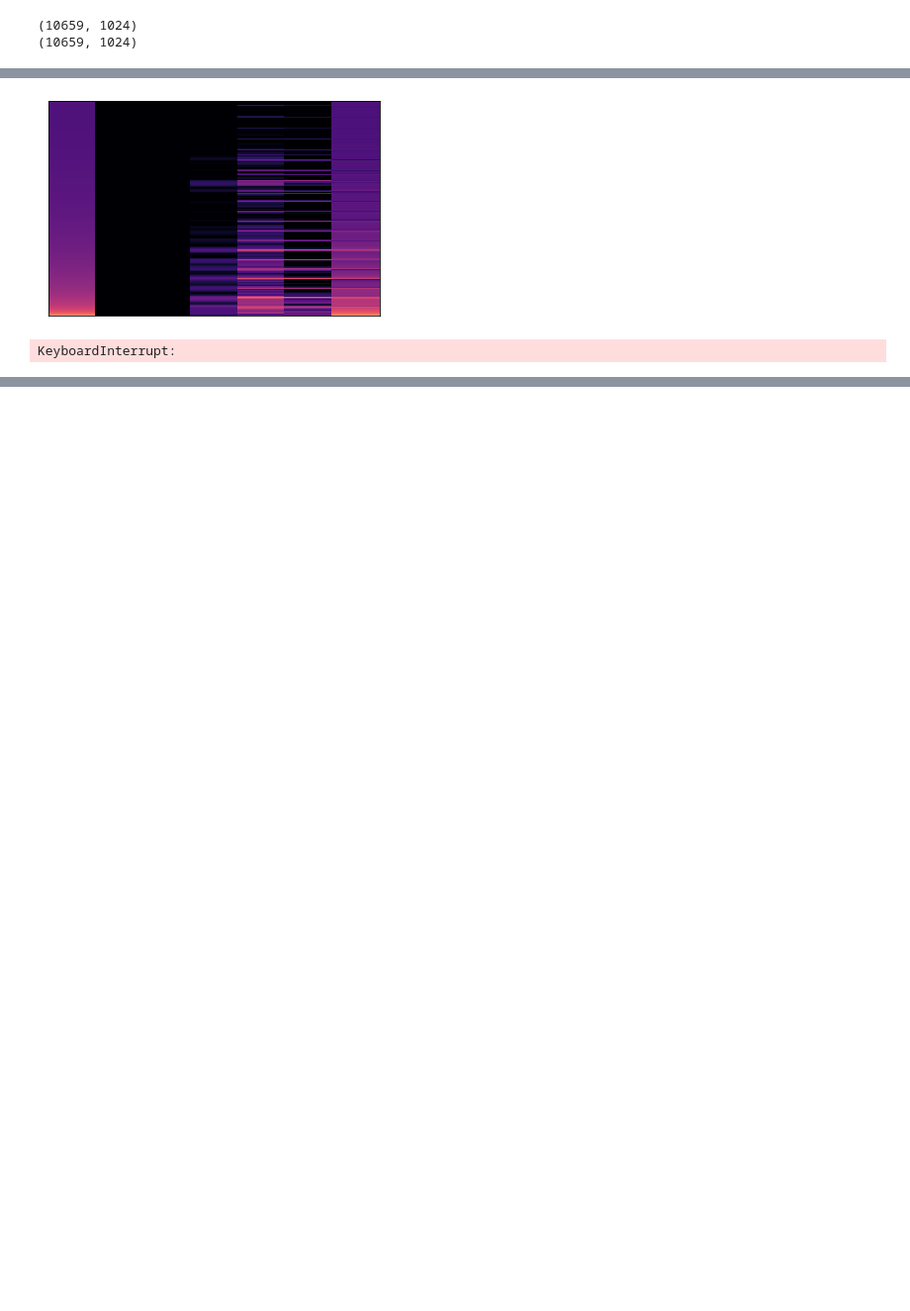
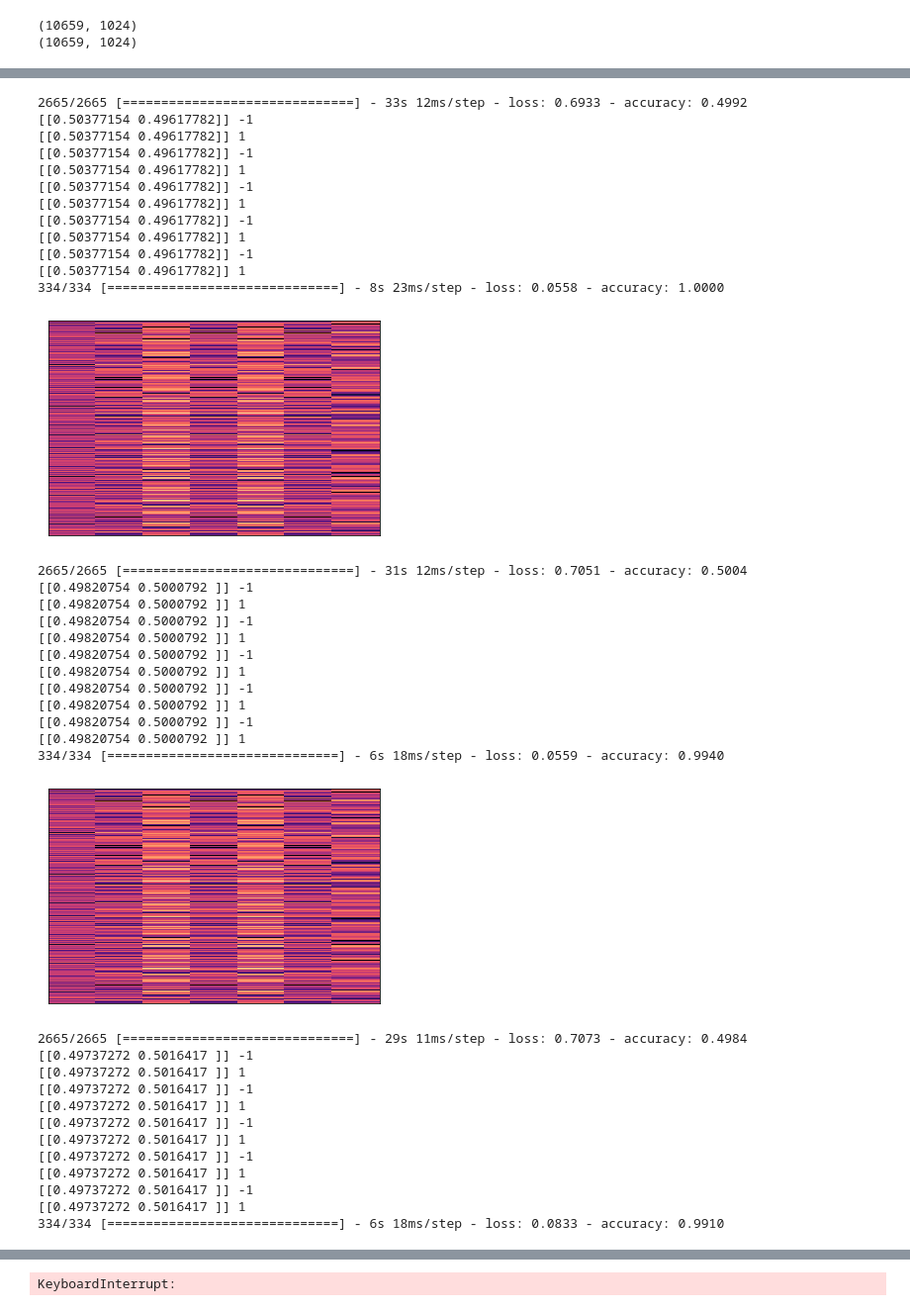
Before and after one commit to ptribel/master_thesis, a Jupyter notebook: src/GAN.ipynb, the cells around one changed output, grey strips where cells are left out. Shown at 99% size. Drawn from its saved outputs; the diff is of its cells as text; code cells hidden in the pictures; blank space fills up the shorter version.

```diff
--- a/src/GAN.ipynb
+++ b/src/GAN.ipynb
@@ -115,34 +137,67 @@ Trainable params: 1,574,913
 Non-trainable params: 0
 _________________________________________________________________
 # %%
-input_split = np.concatenate((clean_split[:,:], white_split[:,:]))
-input_split_label = np.concatenate((np.ones((clean_split.shape[0], 1)), np.zeros((white_split.shape[0], 1))))
+clean_labels = np.array([[1, 0] for _ in range(clean_split.shape[0])])#np.ones((clean_split.shape[0], 1))
+white_labels = np.array([[0, 1] for _ in range(clean_split.shape[0])])#0*np.ones((white_split.shape[0], 1))
 
-# display a sample ##############
-input_test0 = np.reshape(clean_split[0, :], (1, clean_split.shape[1]))
-input_test1 = np.reshape(clean_split[1, :], (1, clean_split.shape[1]))
-input_test2 = np.reshape(clean_split[2, :], (1, clean_split.shape[1]))
-b1 = np.reshape(input_test0.T, (clean_split.shape[1],))
-b2 = np.reshape(input_test1.T, (clean_split.shape[1],))
-b3 = np.reshape(input_test2.T, (clean_split.shape[1],))
-b = np.concatenate((b1, b2, b3))
-#################################
-c, t, Vxx_input_test = stft(b, fs=samplerate, nperseg=nperseg)
-displaySpectrogram(Vxx_input_test)
-plt.show()
-
-for i in range(10):
-    gan.fit(input_split, input_split_label, batch_size=16)
+for j in range(5):
+    d.trainable = True
+    g.trainable = False
+    for i in range(1):
+        gan.fit(np.concatenate((clean_split, white_split)), np.concatenate((clean_labels, white_labels)), batch_size=8)
+        for t in range(5):
+            print(gan.predict(np.reshape(white_split[t, :], (1, 1024))), "-1")
+            print(gan.predict(np.reshape(clean_split[t, :], (1, 1024))), "1")
+    d.trainable = False
+    g.trainable = True
+    for i in range(1):
+        gan.fit(white_split, clean_labels)
     output_test0 = g.predict(input_test0)
     output_test1 = g.predict(input_test1)
     output_test2 = g.predict(input_test2)
     o1 = np.reshape(output_test0.T, (white_split.shape[1],))
     o2 = np.reshape(output_test1.T, (white_split.shape[1],))
     o3 = np.reshape(output_test2.T, (white_split.shape[1],))
     o = np.concatenate((o1, o2, o3))
-    c, t, Vxx_test = stft(h, fs=samplerate, nperseg=nperseg)
+    c, t, Vxx_test = stft(o, fs=samplerate, nperseg=nperseg)
     displaySpectrogram(Vxx_test)
     plt.show()
 # %% [output]
+2665/2665 [==============================] - 33s 12ms/step - loss: 0.6933 - accuracy: 0.4992
+[[0.50377154 0.49617782]] -1
+[[0.50377154 0.49617782]] 1
+[[0.50377154 0.49617782]] -1
+[[0.50377154 0.49617782]] 1
+[[0.50377154 0.49617782]] -1
+[[0.50377154 0.49617782]] 1
+[[0.50377154 0.49617782]] -1
+[[0.50377154 0.49617782]] 1
+[[0.50377154 0.49617782]] -1
+[[0.50377154 0.49617782]] 1
+334/334 [==============================] - 8s 23ms/step - loss: 0.0558 - accuracy: 1.0000
-[figure, old version]
+[figure, new version]
-KeyboardInterrupt:
+2665/2665 [==============================] - 31s 12ms/step - loss: 0.7051 - accuracy: 0.5004
+[[0.49820754 0.5000792 ]] -1
+[[0.49820754 0.5000792 ]] 1
+[[0.49820754 0.5000792 ]] -1
+[[0.49820754 0.5000792 ]] 1
+[[0.49820754 0.5000792 ]] -1
+[[0.49820754 0.5000792 ]] 1
+[[0.49820754 0.5000792 ]] -1
+[[0.49820754 0.5000792 ]] 1
+[[0.49820754 0.5000792 ]] -1
+[[0.49820754 0.5000792 ]] 1
+334/334 [==============================] - 6s 18ms/step - loss: 0.0559 - accuracy: 0.9940
+[figure, added]
+2665/2665 [==============================] - 29s 11ms/step - loss: 0.7073 - accuracy: 0.4984
+[[0.49737272 0.5016417 ]] -1
+[[0.49737272 0.5016417 ]] 1
+[[0.49737272 0.5016417 ]] -1
+[[0.49737272 0.5016417 ]] 1
+[[0.49737272 0.5016417 ]] -1
+[[0.49737272 0.5016417 ]] 1
+[[0.49737272 0.5016417 ]] -1
+[[0.49737272 0.5016417 ]] 1
+[[0.49737272 0.5016417 ]] -1
+[[0.49737272 0.5016417 ]] 1
+334/334 [==============================] - 6s 18ms/step - loss: 0.0833 - accuracy: 0.9910
@@ -149,3 +205,4 @@ KeyboardInterrupt:
+KeyboardInterrupt:
 # %%
 i = [np.reshape(white_split[k, :], (1, white_split.shape[1])) for k in range(25)]
 o = [g.predict(i[k]) for k in range(len(i))]
```
Also changed, not shown: parts of 6 cells of this notebook.
